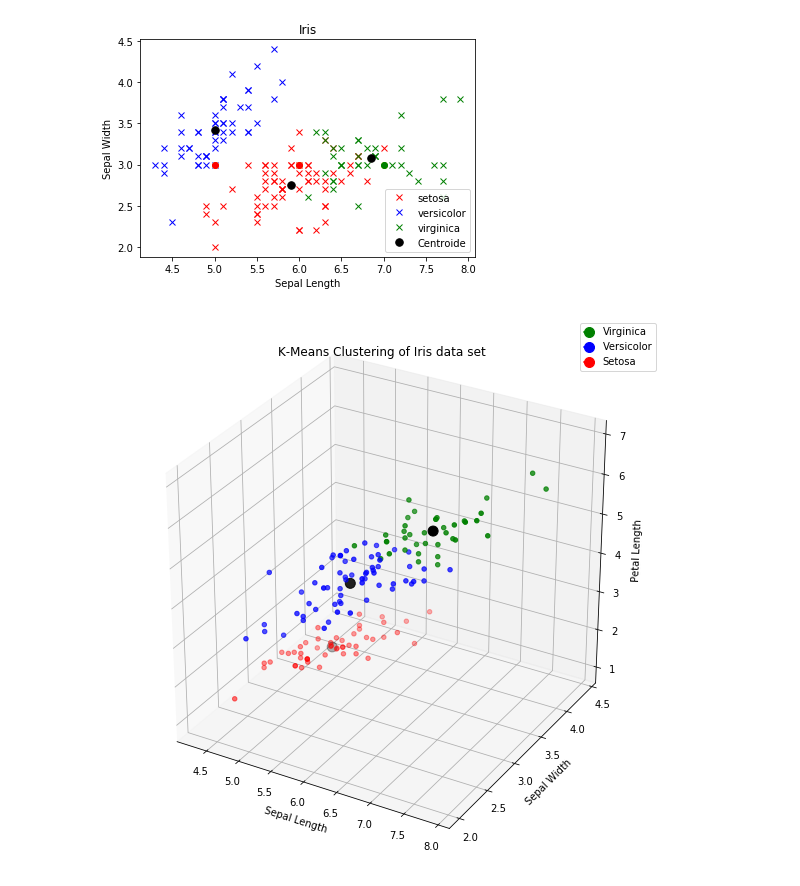
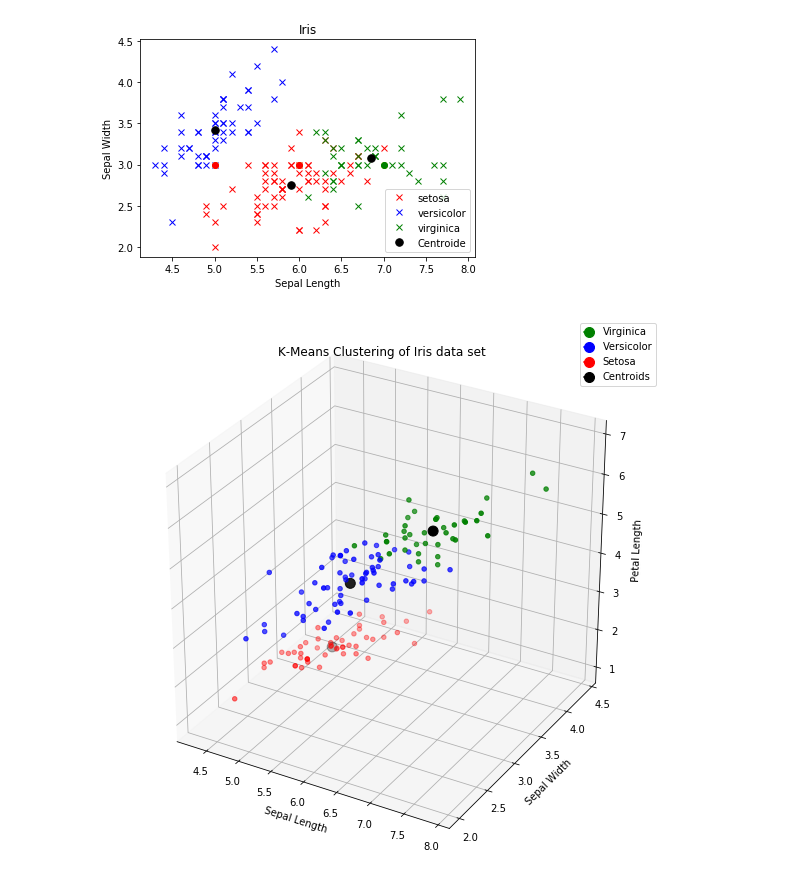
Before and after one commit to HFintan/MLS, a Jupyter notebook: Tasks.ipynb, the cells around one changed output. Drawn from its saved outputs; the diff is of its cells as text; code cells hidden in the pictures.

```diff
--- a/Tasks.ipynb
+++ b/Tasks.ipynb
@@ -868,34 +766,35 @@ plt.show()
 # %%
 from mpl_toolkits.mplot3d import Axes3D
 import matplotlib as mpl
 
 km=skcl.KMeans(3)
 clusts=km.fit_predict(SLSWPLPW)
 fig = plt.figure(figsize=(10,10))
 # for scale
 ax = fig.add_subplot(111, projection='3d')
 # the columns
 scatter = ax.scatter(km.cluster_centers_[:, 0], km.cluster_centers_[:, 1], km.cluster_centers_[:, 2],
 # size, shape, colour, label of centroids
 s = 100, marker='o', c='black', label='centroids')
 
 legend_elements = [mpl.lines.Line2D([0],[0],marker='o',color='green', label='Virginica', markersize=10),
 mpl.lines.Line2D([0],[0],marker='o',color='blue', label='Versicolor', markersize=10),
-mpl.lines.Line2D([0],[0],marker='o',color='red', label='Setosa', markersize=10)]
+mpl.lines.Line2D([0],[0],marker='o',color='red', label='Setosa', markersize=10),
+mpl.lines.Line2D([0],[0],marker='o',color='black', label='Centroids', markersize=10)]
 
 scatter = ax.scatter(Iris['SepalLengthCm'],Iris['SepalWidthCm'], Iris['PetalLengthCm'],
                      c=clusts,s=20, cmap=mpl.colors.ListedColormap(['red','blue','green']))
 
 
 ax.set_title('K-Means Clustering of Iris data set')
 ax.set_xlabel('Sepal Length')
 ax.set_ylabel('Sepal Width')
 ax.set_zlabel('Petal Length')
 ax.legend(handlelength=1,handles=legend_elements)
 
 plt.show()
 # %% [output]
-[figure, old version]
+[figure, new version]
 # %% [markdown]
 ## References
 <span id="sqrt-on-on"> 1. A Tour of Go: Loops and Functions https://tour.golang.org/flowcontrol/8</span>
```
Also changed, not shown: parts of 34 cells of this notebook.
